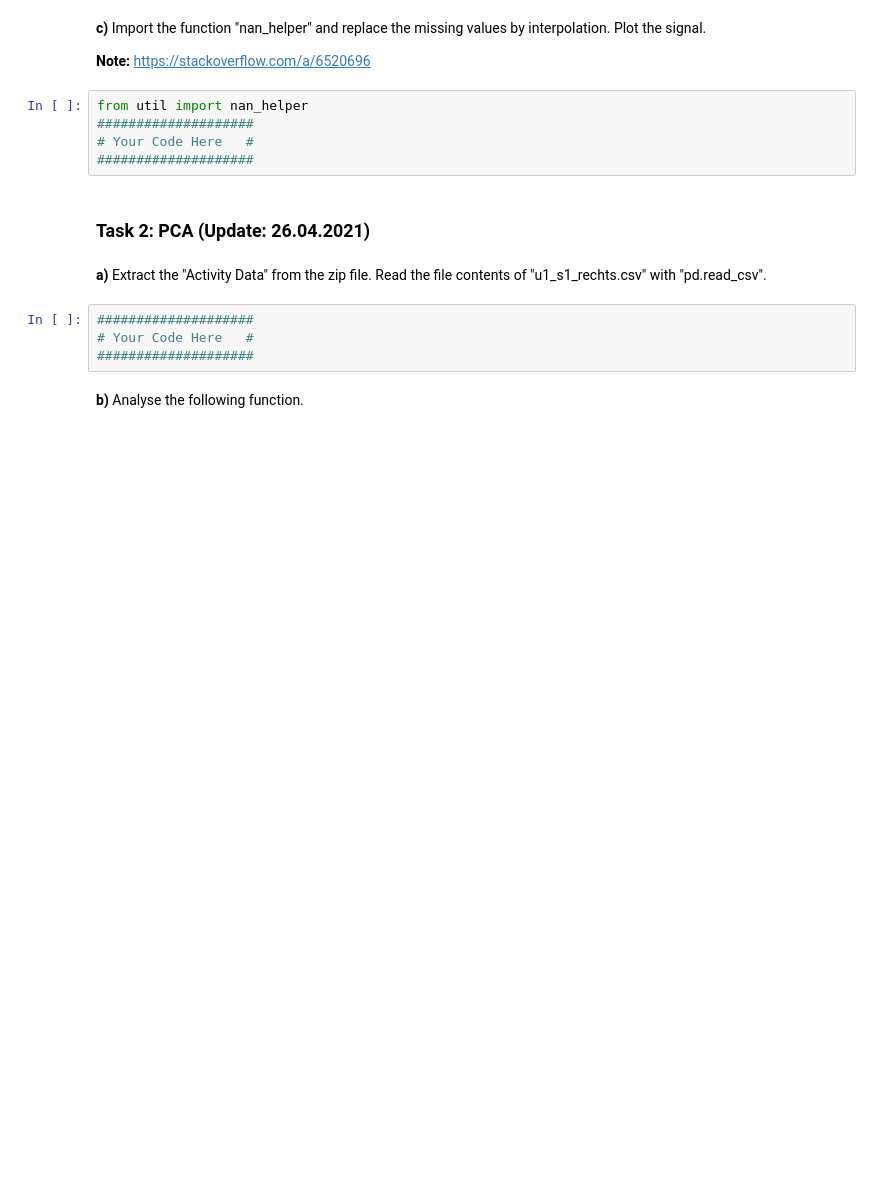
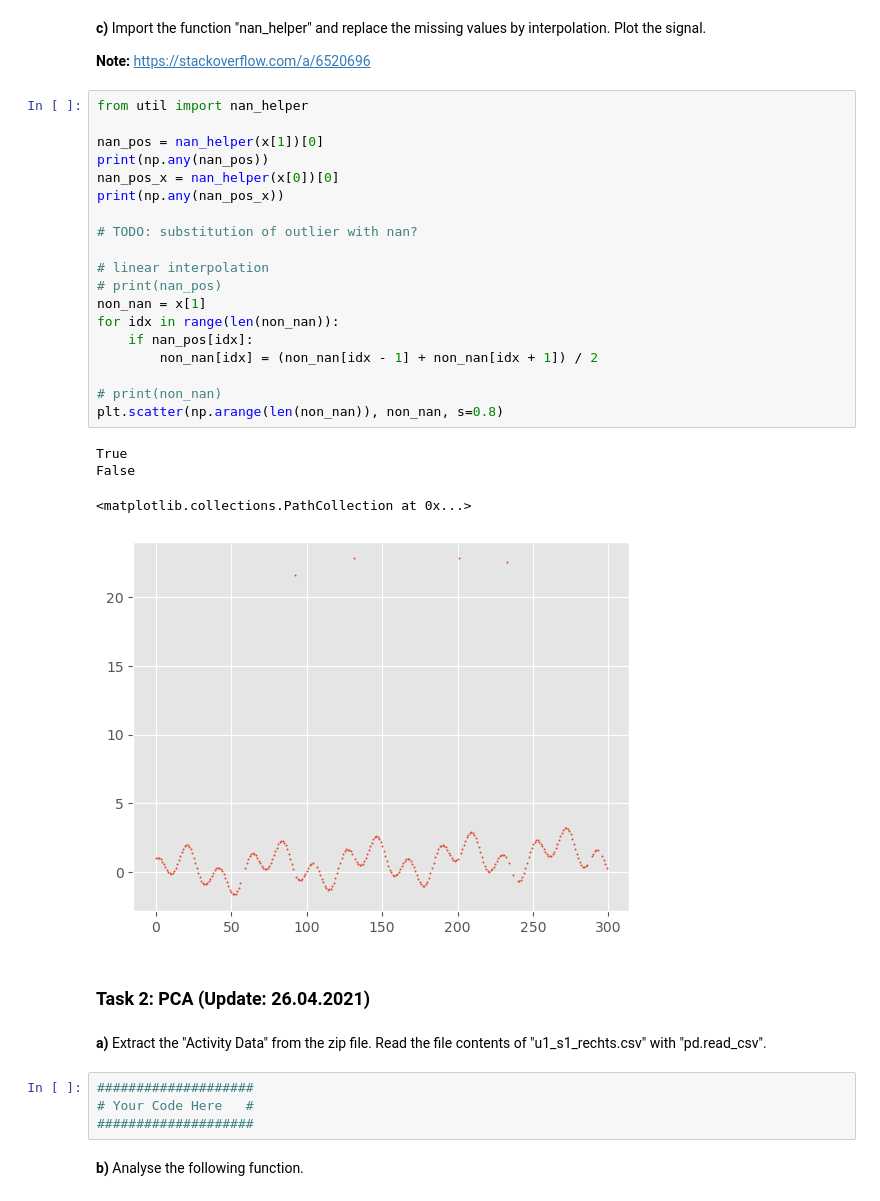
Before and after one commit to KlaraGtknst/TSDM_WS23_34, a Jupyter notebook: Exercise_02_preprocessing.ipynb, the cells around one changed output. Cells and saved outputs as stored; diff of their text form; blank space fills up the shorter version.

```diff
--- a/Exercise_02_preprocessing.ipynb
+++ b/Exercise_02_preprocessing.ipynb
@@ -30,11 +41,30 @@ from util import get_disturbed_signal
 Plot the signal.
 
 **Note:** https://stackoverflow.com/a/6520696
-# %%
-from util import nan_helper
-####################
-# Your Code Here   #
-####################
+# %%
+from util import nan_helper
+
+nan_pos = nan_helper(x[1])[0]
+print(np.any(nan_pos))
+nan_pos_x = nan_helper(x[0])[0]
+print(np.any(nan_pos_x))
+
+# TODO: substitution of outlier with nan?
+
+# linear interpolation
+# print(nan_pos)
+non_nan = x[1]
+for idx in range(len(non_nan)):
+    if nan_pos[idx]:
+        non_nan[idx] = (non_nan[idx - 1] + non_nan[idx + 1]) / 2
+
+# print(non_nan)
+plt.scatter(np.arange(len(non_nan)), non_nan, s=0.8)
+# %% [output]
+True
+False
+<matplotlib.collections.PathCollection at 0x...>
+[figure, added]
 # %% [markdown]
 ### Task 2: PCA (Update: 26.04.2021)
 # %% [markdown]
```
Also changed, not shown: parts of 4 cells of this notebook, 1 other file.
